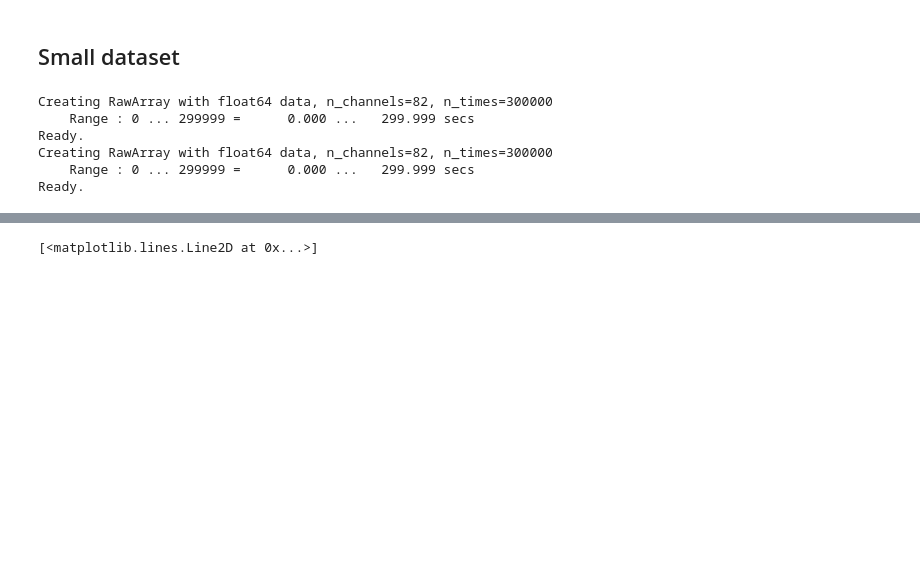
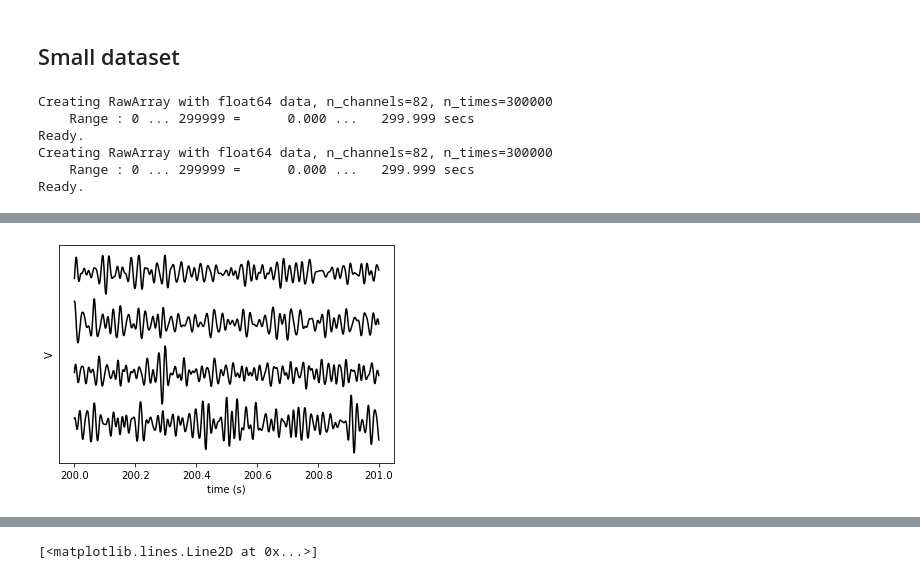
Before and after one commit to learning-2-learn/nhp-ica, a Jupyter notebook: tested_removal.ipynb, the cells around one changed output, grey strips where cells are left out. Cells and saved outputs as stored; diff of their text form; code cells hidden in the pictures; blank space fills up the shorter version.

```diff
--- a/tested_removal.ipynb
+++ b/tested_removal.ipynb
@@ -66,3 +66,13 @@ def cosine_dist(A,B):
         for j in range(B.shape[0]):
             M[i][j] = np.dot(A[i], B[j]) / (np.linalg.norm(A[i]) * np.linalg.norm(B[j]))
     return(M)
+# %%
+%matplotlib inline
+for i in range(len(ics3)):
+    plt.plot(np.arange(200000, 201000) / 1000, ics3[i][200000:201000] - i * 6, 'k')
+plt.xlabel('time (s)')
+plt.ylabel('V')
+plt.yticks([])
+plt.savefig('recentImage.png')
+# %% [output]
+[figure, added]
```
Also changed, not shown: parts of 7 cells of this notebook, 2 other files.
